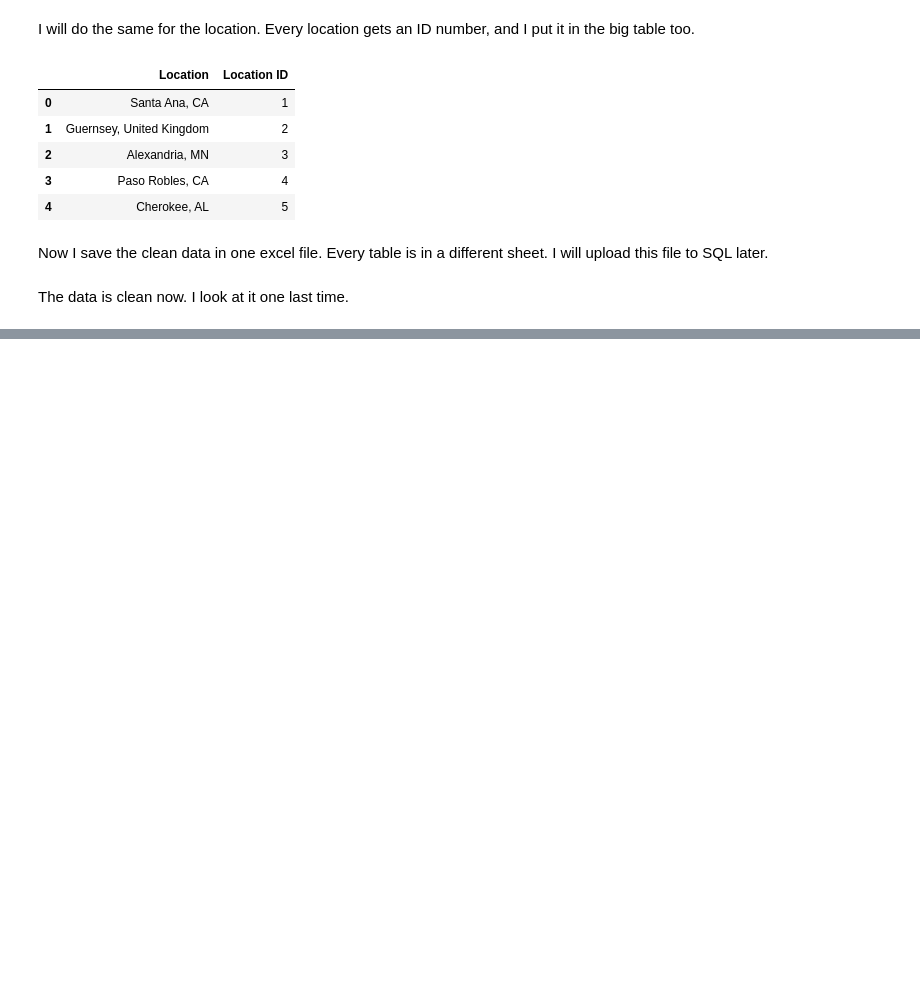
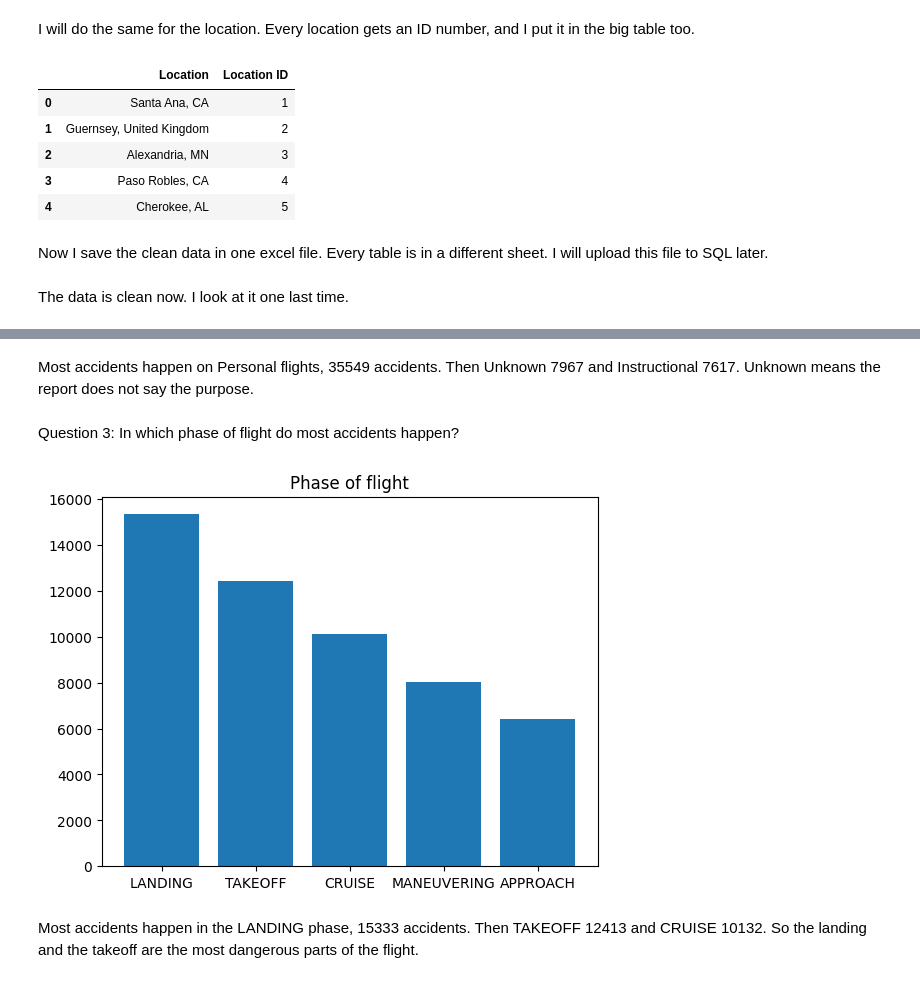
Before and after one commit to roaa26/Aviation_accidents, a Jupyter notebook: aviation accidents project.ipynb, the cells around one changed output, grey strips where cells are left out. Cells and saved outputs as stored; diff of their text form; code cells hidden in the pictures; blank space fills up the shorter version.

```diff
--- a/aviation accidents project.ipynb
+++ b/aviation accidents project.ipynb
@@ -195,0 +249,18 @@ df.head()
+# %% [markdown]
+Most accidents happen on Personal flights, 35549 accidents.
+Then Unknown 7967 and Instructional 7617.
+Unknown means the report does not say the purpose.
+# %% [markdown]
+Question 3: In which phase of flight do most accidents happen?
+# %%
+phase = df['Broad Phase of Flight'].value_counts().head(5)
+
+plt.bar(phase.index, phase.values)
+plt.title('Phase of flight')
+plt.show()
+# %% [output]
+[figure, added]
+# %% [markdown]
+Most accidents happen in the LANDING phase, 15333 accidents.
+Then TAKEOFF 12413 and CRUISE 10132.
+So the landing and the takeoff are the most dangerous parts of the flight.
```
Also changed, not shown: parts of 16 cells of this notebook, 1 other file.
